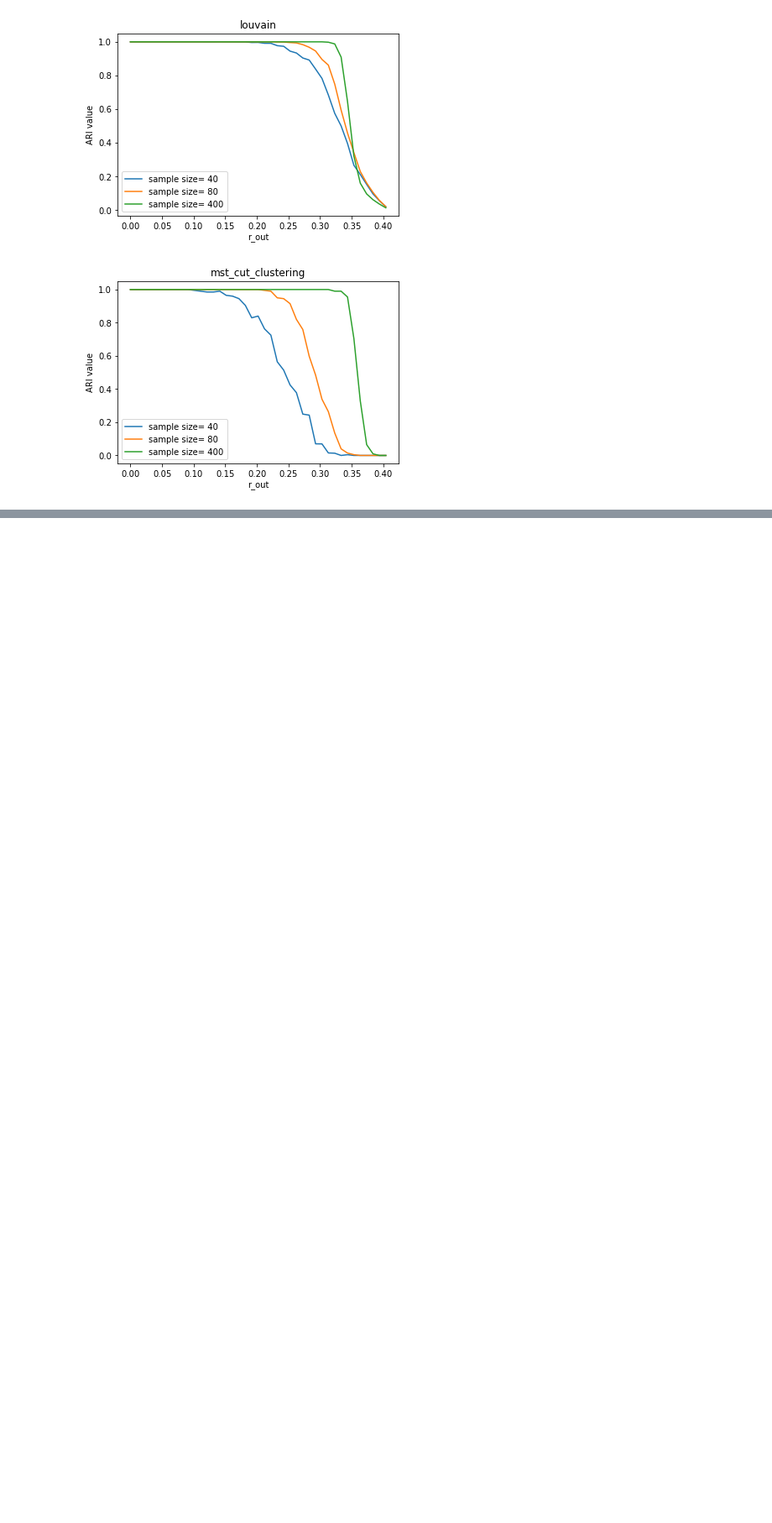
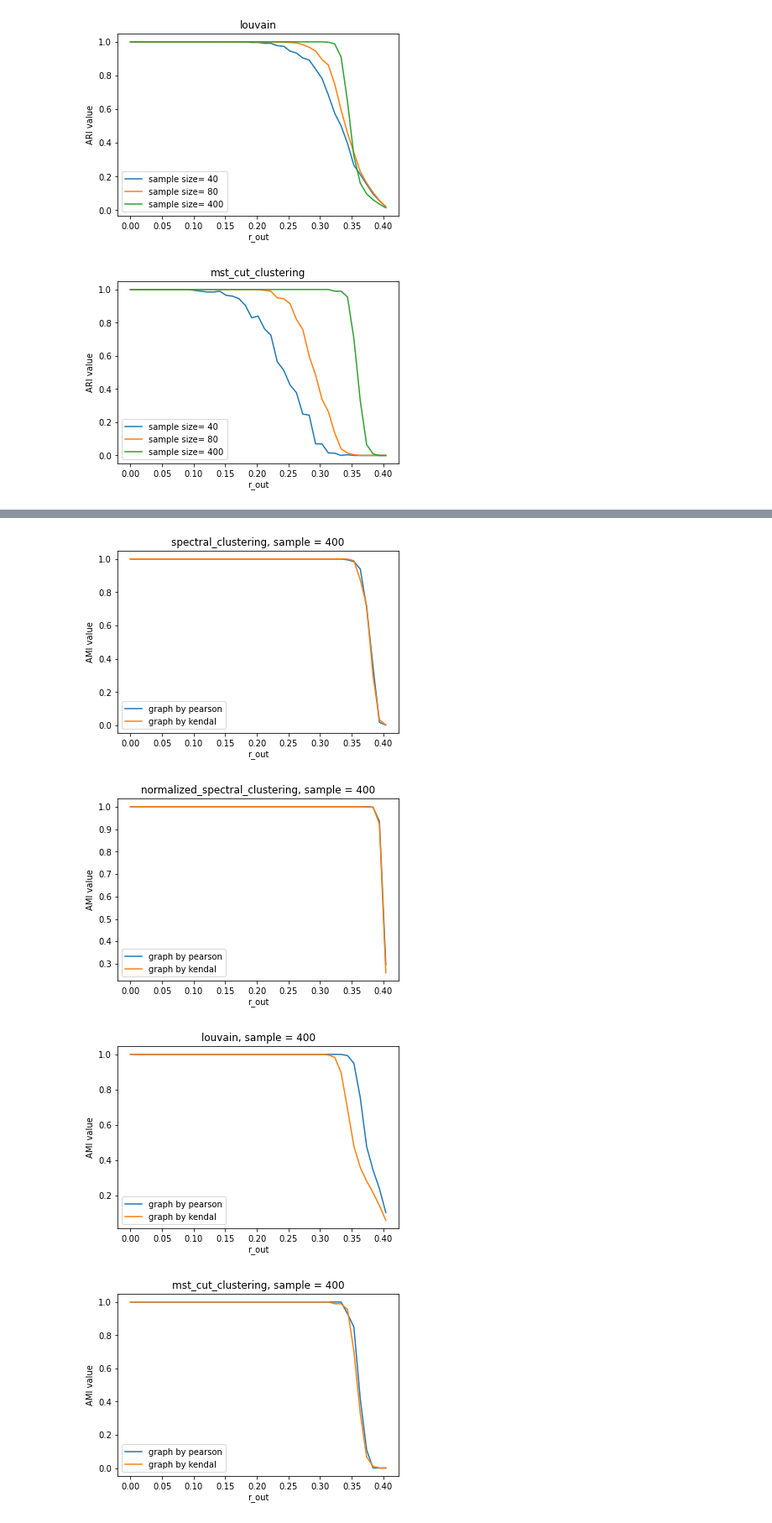
Before and after one commit to orrrrtem/Clustering_uncertainty, a Jupyter notebook: experiment_kendal.ipynb, the cells around one changed output, grey strips where cells are left out. Shown at 84% size. Saved outputs shown, nothing was run; the diff lists cells and outputs as text; code cells hidden in the pictures; blank space fills up the shorter version.

```diff
--- a/experiment_kendal.ipynb
+++ b/experiment_kendal.ipynb
@@ -112,0 +135,11 @@ for algo in metrics40.keys():
+# %%
+df400p = pd.read_csv('cached_results/\graph_degree16_sample_400_repeates400',header=[0, 1], index_col=0)
+metric = 'AMI'
+for algo in metrics40.keys():
+    df = pd.DataFrame(list(zip(rs[1], df400p[algo][metric].values, df400[algo][metric].values)), columns = ['r_out', 'graph by pearson', 'graph by kendal']).set_index(['r_out'])
+    df.plot(title=algo + ', sample = 400', ylabel = metric + ' value')
+# %% [output]
+[figure, added]
+[figure, added]
+[figure, added]
+[figure, added]
```
Also changed, not shown: parts of 2 cells of this notebook.
